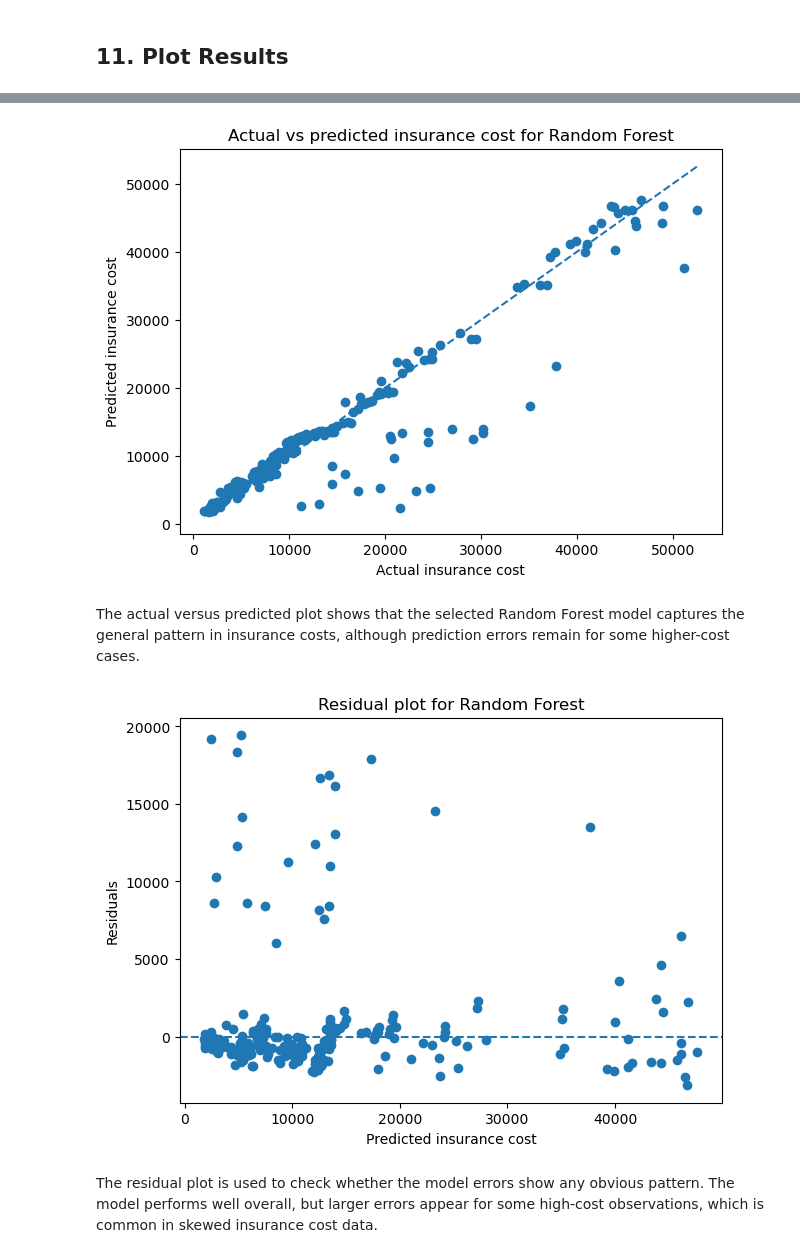
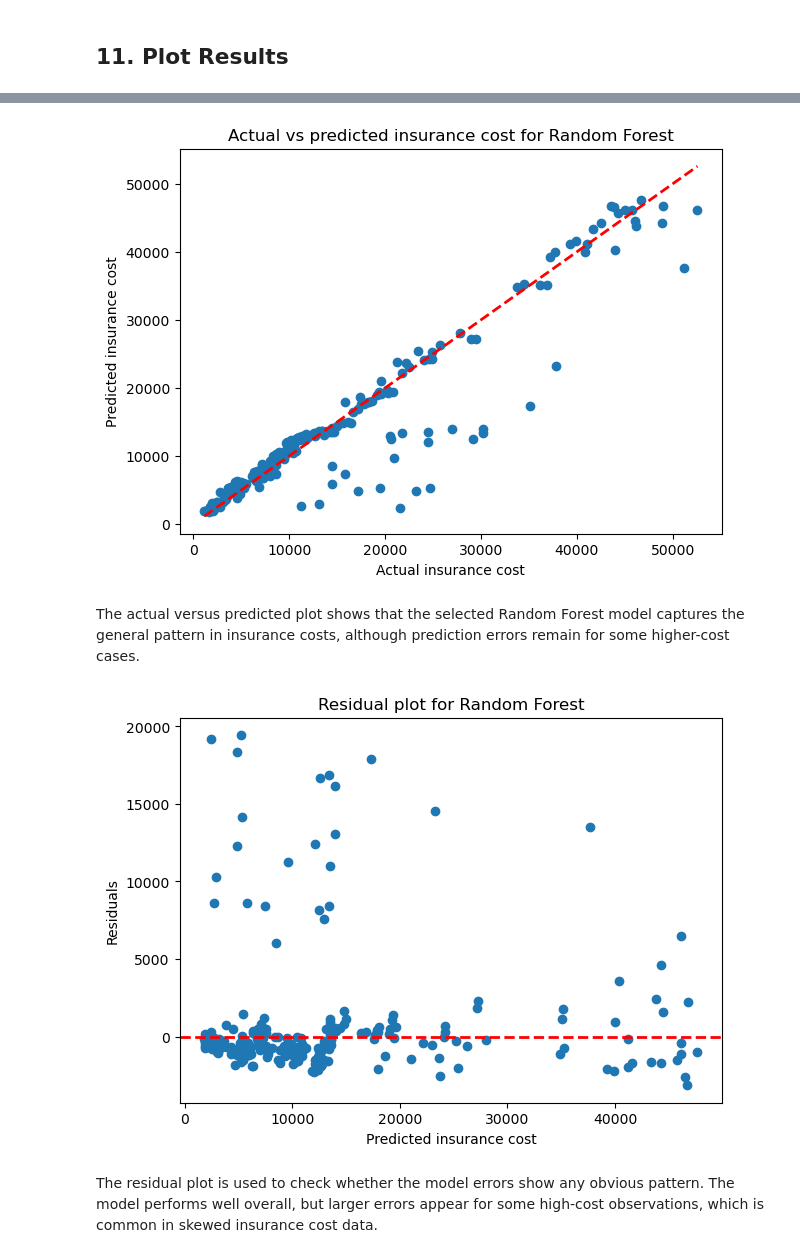
Before and after one commit to keithhamilton1/CS5062---DATA-ANALYTICS, a Jupyter notebook: etivity3_regression.ipynb, the cells around one changed output, grey strips where cells are left out. Saved outputs shown, nothing was run; the diff lists cells and outputs as text; code cells hidden in the pictures.

```diff
--- a/etivity3_regression.ipynb
+++ b/etivity3_regression.ipynb
@@ -440,20 +436,20 @@ plt.show()
 # %%
 best_model = rf_search.best_estimator_
 y_pred = best_model.predict(X_test)
 
 plt.figure(figsize=(7, 5))
 plt.scatter(y_test, y_pred)
 plt.xlabel("Actual insurance cost")
 plt.ylabel("Predicted insurance cost")
 plt.title("Actual vs predicted insurance cost for Random Forest")
 
 min_value = min(y_test.min(), y_pred.min())
 max_value = max(y_test.max(), y_pred.max())
-plt.plot([min_value, max_value], [min_value, max_value], linestyle="--")
+plt.plot([min_value, max_value], [min_value, max_value], linestyle="--", color="red", linewidth=2)
 
 plt.show()
 # %% [output]
-[figure, old version]
+[figure, new version]
 # %% [markdown]
 The actual versus predicted plot shows that the selected Random Forest model captures the general pattern in insurance costs, although prediction errors remain for some higher-cost cases.
 # %%
@@ -461,13 +457,13 @@ residuals = y_test - y_pred
 
 plt.figure(figsize=(7, 5))
 plt.scatter(y_pred, residuals)
-plt.axhline(y=0, linestyle="--")
+plt.axhline(y=0, linestyle="--", color="red", linewidth=2)
 plt.xlabel("Predicted insurance cost")
 plt.ylabel("Residuals")
 plt.title("Residual plot for Random Forest")
 plt.show()
 # %% [output]
-[figure, old version]
+[figure, new version]
 # %% [markdown]
 The residual plot is used to check whether the model errors show any obvious pattern. The model performs well overall, but larger errors appear for some high-cost observations, which is common in skewed insurance cost data.
 # %% [markdown]
```
Also changed, not shown: parts of 6 cells of this notebook.
